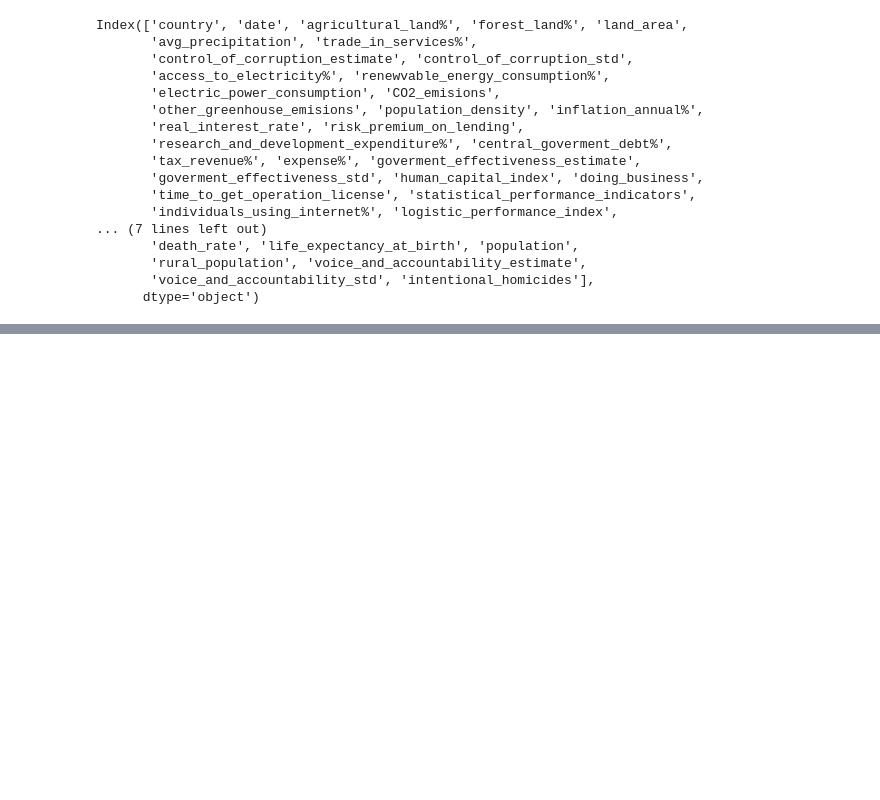
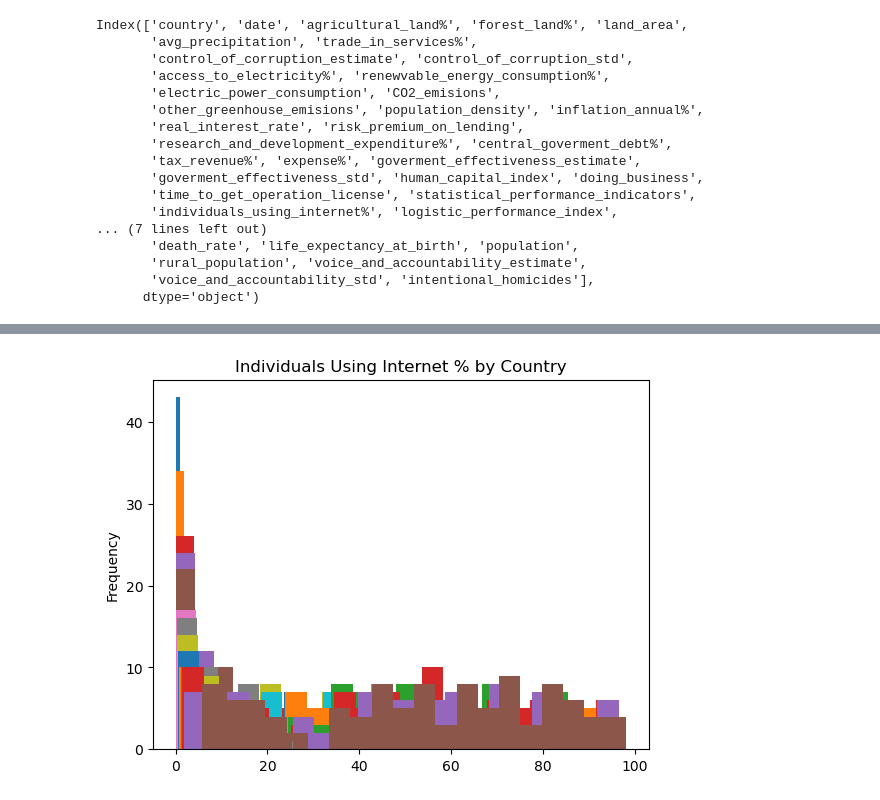
Before and after one commit to Goldhelios/Global-Internet-Usage-Analysis, a Jupyter notebook: inital_explore.ipynb, the cells around one changed output, grey strips where cells are left out. Saved outputs shown, nothing was run; the diff lists cells and outputs as text; code cells hidden in the pictures; blank space fills up the shorter version.

```diff
--- a/inital_explore.ipynb
+++ b/inital_explore.ipynb
@@ -153,0 +183,5 @@ df_global
+# %%
+df_countries['individuals_using_internet%'].plot(kind='hist',bins=20),plt.title('Individuals Using Internet % by Country')
+plt.show()
+# %% [output]
+[figure, added]
```
Also changed, not shown: parts of 37 cells of this notebook.
